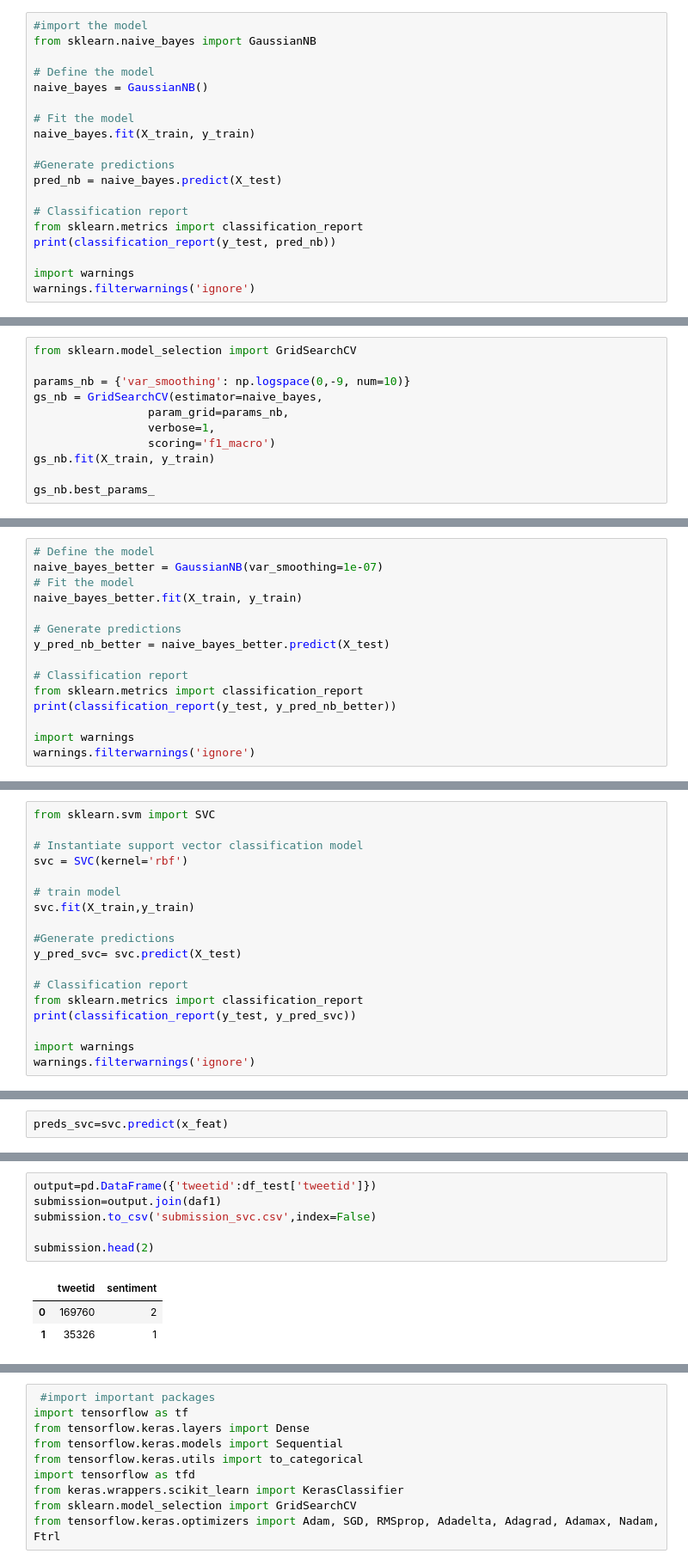
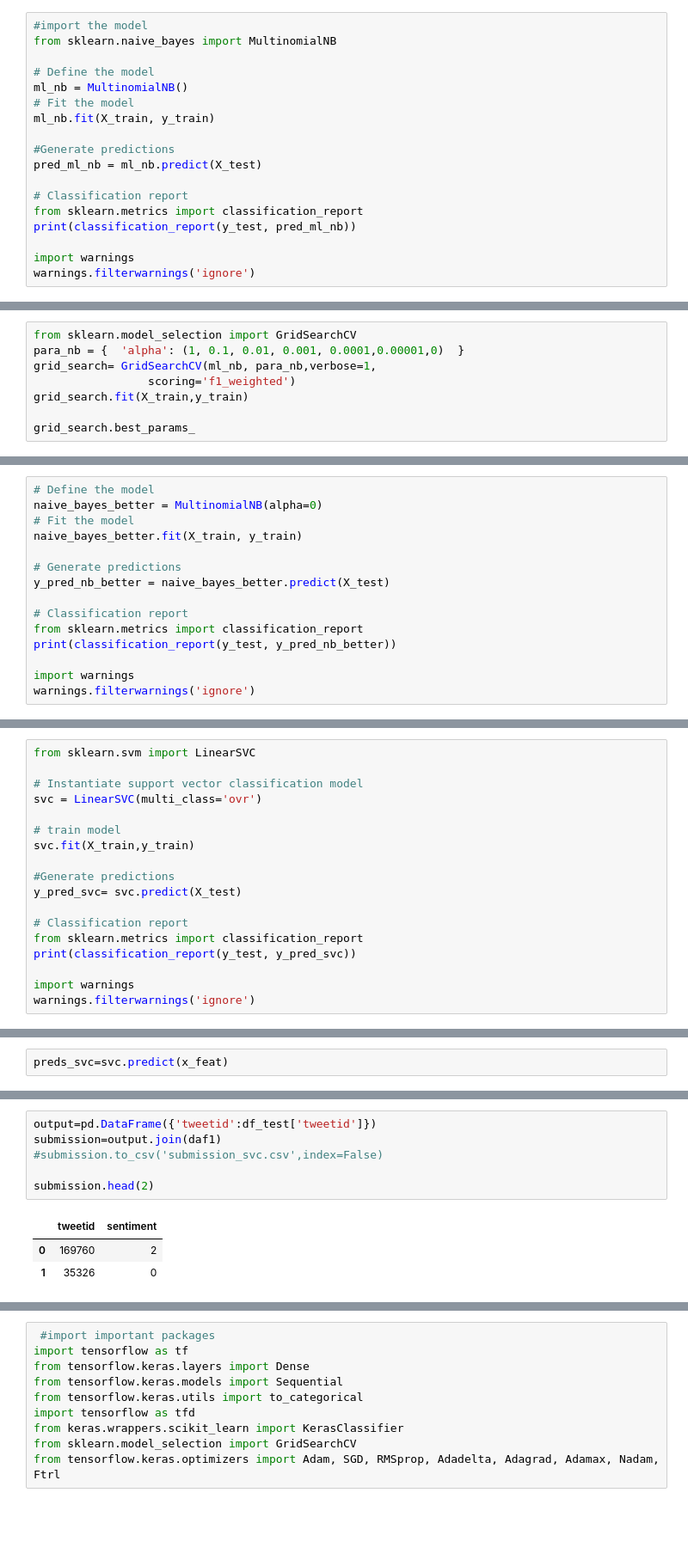
Before and after one commit to SixolileJ/Team-14, a Jupyter notebook: Predict Notebook - Copy.ipynb, the cells around one changed output, grey strips where cells are left out. Shown at 86% size. Cells and saved outputs as stored; diff of their text form; blank space fills up the shorter version.

```diff
--- a/Predict Notebook - Copy.ipynb
+++ b/Predict Notebook - Copy.ipynb
@@ -1147,19 +1272,18 @@ COMET INFO: All files uploaded, waiting for confirmation they have been all rece
 # %%
 #import the model
-from sklearn.naive_bayes import GaussianNB
+from sklearn.naive_bayes import MultinomialNB
 
 # Define the model
-naive_bayes = GaussianNB()
-
+ml_nb = MultinomialNB()
 # Fit the model
-naive_bayes.fit(X_train, y_train)
+ml_nb.fit(X_train, y_train)
 
 #Generate predictions
-pred_nb = naive_bayes.predict(X_test)
+pred_ml_nb = ml_nb.predict(X_test)
 
 # Classification report
 from sklearn.metrics import classification_report
-print(classification_report(y_test, pred_nb))
+print(classification_report(y_test, pred_ml_nb))
 
 import warnings
 warnings.filterwarnings('ignore')
@@ -1178,13 +1302,10 @@ weighted avg       0.57      0.40      0.43      1582
 #### 5.4.2 Hyperparameter tuning
 # %%
 from sklearn.model_selection import GridSearchCV
+para_nb = {  'alpha': (1, 0.1, 0.01, 0.001, 0.0001,0.00001,0)  }
+grid_search= GridSearchCV(ml_nb, para_nb,verbose=1,
+                 scoring='f1_weighted')
+grid_search.fit(X_train,y_train)
 
-params_nb = {'var_smoothing': np.logspace(0,-9, num=10)}
-gs_nb = GridSearchCV(estimator=naive_bayes,
-                 param_grid=params_nb,
-                 verbose=1,
-                 scoring='f1_macro')
-gs_nb.fit(X_train, y_train)
-
-gs_nb.best_params_
+grid_search.best_params_
 # %% [output]
@@ -1199,6 +1316,6 @@ _*Model*_
 # %%
 # Define the model
-naive_bayes_better = GaussianNB(var_smoothing=1e-07)
+naive_bayes_better = MultinomialNB(alpha=0)
 # Fit the model
 naive_bayes_better.fit(X_train, y_train)
 
@@ -1412,8 +1528,8 @@ COMET INFO: Still uploading 2 file(s), remaining 51.57 KB/3.12 MB
 # %%
-from sklearn.svm import SVC
+from sklearn.svm import LinearSVC
 
 # Instantiate support vector classification model
-svc = SVC(kernel='rbf')
+svc = LinearSVC(multi_class='ovr')
 
 # train model
 svc.fit(X_train,y_train)
@@ -1448,10 +1573,10 @@ daf1.head(2)
 # %%
 output=pd.DataFrame({'tweetid':df_test['tweetid']})
 submission=output.join(daf1)
-submission.to_csv('submission_svc.csv',index=False)
+#submission.to_csv('submission_svc.csv',index=False)
 
 submission.head(2)
 # %% [output]
 |  | tweetid | sentiment |
 | 0 | 169760 | 2 |
-| 1 | 35326 | 1 |
+| 1 | 35326 | 0 |
```
Also changed, not shown: parts of 134 cells of this notebook, 4 other files.
